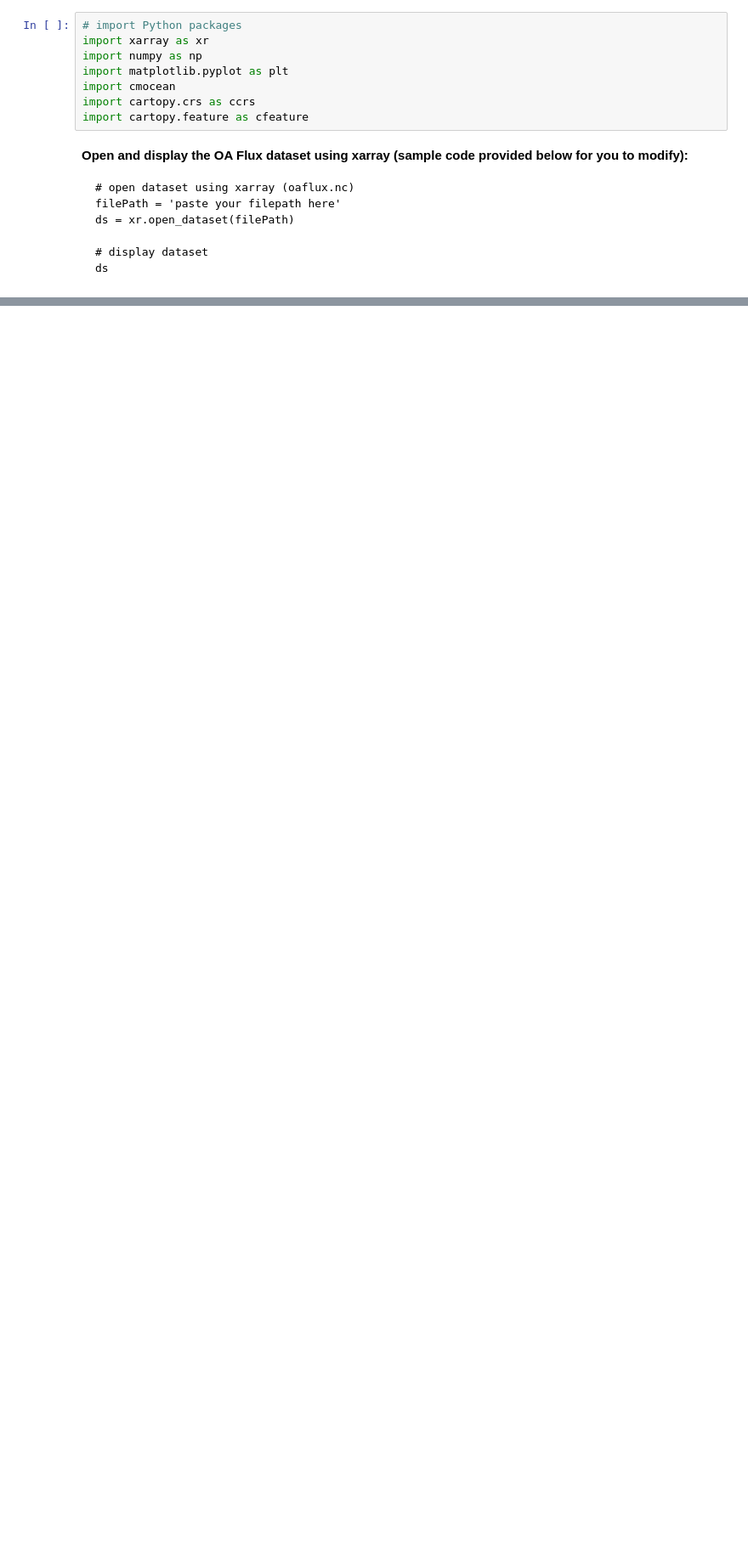
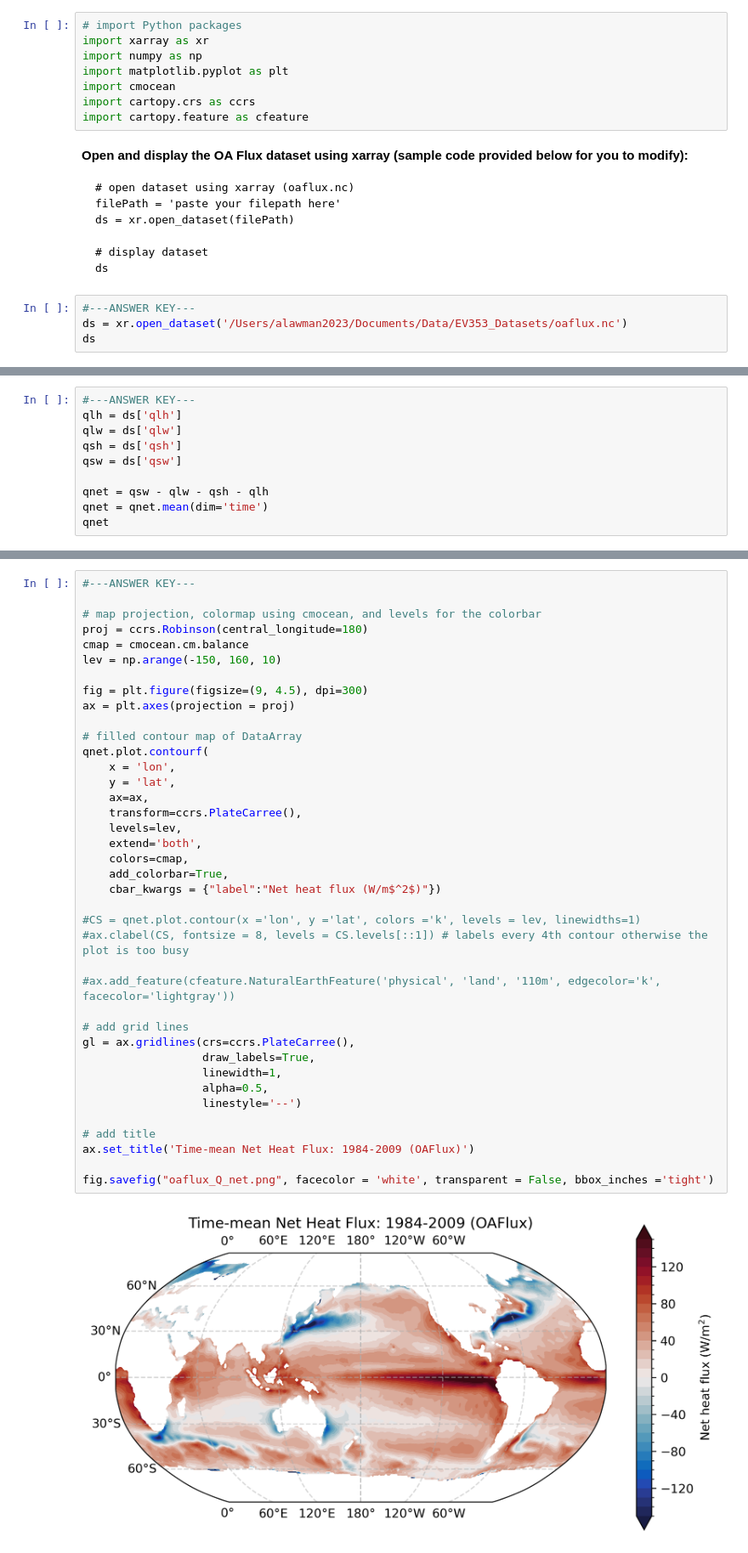
Before and after one commit to lawmana/EV353_OceanographyClimate, a Jupyter notebook: Activities/EV353_Qnet_Activity.ipynb, the cells around one changed output, grey strips where cells are left out. Shown at 85% size. Drawn from its saved outputs; the diff is of its cells as text; blank space fills up the shorter version.

Commit message:
Update qnet activity documentation

````diff
--- a/Activities/EV353_Qnet_Activity.ipynb
+++ b/Activities/EV353_Qnet_Activity.ipynb
@@ -17,3 +17,7 @@ ds = xr.open_dataset(filePath)
 # display dataset
 ds
 ```
+# %%
+#---ANSWER KEY---
+ds = xr.open_dataset('/Users/alawman2023/Documents/Data/EV353_Datasets/oaflux.nc')
+ds
@@ -48,3 +66,13 @@ ax = plt.axes(projection = proj)
 # filled contour map of DataArray
 #...add your code here...
 ```
+# %%
+#---ANSWER KEY---
+qlh = ds['qlh']
+qlw = ds['qlw']
+qsh = ds['qsh']
+qsw = ds['qsw']
+
+qnet = qsw - qlw - qsh - qlh
+qnet = qnet.mean(dim='time')
+qnet
@@ -50,0 +91,41 @@ ax = plt.axes(projection = proj)
+# %%
+#---ANSWER KEY---
+
+# map projection, colormap using cmocean, and levels for the colorbar
+proj = ccrs.Robinson(central_longitude=180)
+cmap = cmocean.cm.balance
+lev = np.arange(-150, 160, 10)
+
+fig = plt.figure(figsize=(9, 4.5), dpi=300)
+ax = plt.axes(projection = proj)
+
+# filled contour map of DataArray
+qnet.plot.contourf(
+    x = 'lon',
+    y = 'lat',
+    ax=ax,
+    transform=ccrs.PlateCarree(),
+    levels=lev,
+    extend='both',
+    colors=cmap,
+    add_colorbar=True,
+    cbar_kwargs = {"label":"Net heat flux (W/m$^2$)"})
+
+#CS = qnet.plot.contour(x ='lon', y ='lat', colors ='k', levels = lev, linewidths=1)
+#ax.clabel(CS, fontsize = 8, levels = CS.levels[::1]) # labels every 4th contour otherwise the plot is too busy
+
+#ax.add_feature(cfeature.NaturalEarthFeature('physical', 'land', '110m', edgecolor='k', facecolor='lightgray'))
+
+# add grid lines
+gl = ax.gridlines(crs=ccrs.PlateCarree(),
+                  draw_labels=True,
+                  linewidth=1,
+                  alpha=0.5,
+                  linestyle='--')
+
+# add title
+ax.set_title('Time-mean Net Heat Flux: 1984-2009 (OAFlux)')
+
+fig.savefig("oaflux_Q_net.png", facecolor = 'white', transparent = False, bbox_inches ='tight')
+# %% [output]
+[figure, added]
````
Also changed, not shown: parts of 4 cells of this notebook.
